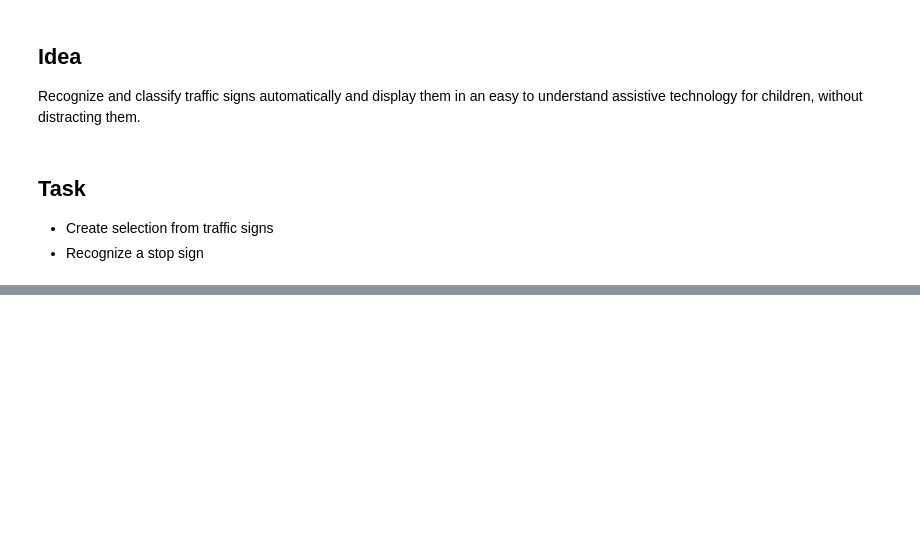
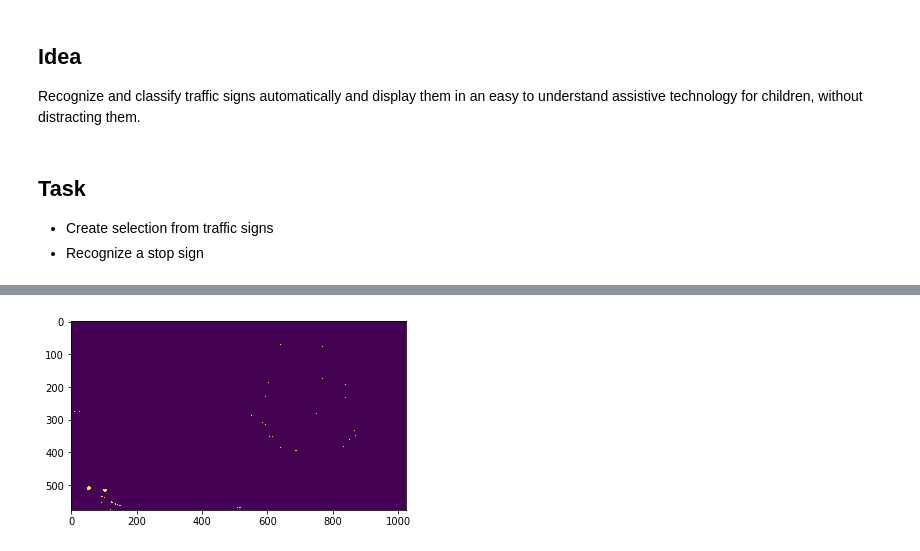
Before and after one commit to uol-mediaprocessing-201920/group-projects-traffic-signs, a Jupyter notebook: Pres_3/main_traffic_signs.ipynb, the cells around one changed output, grey strips where cells are left out. Saved outputs shown, nothing was run; the diff lists cells and outputs as text; code cells hidden in the pictures; blank space fills up the shorter version.

```diff
--- a/Pres_3/main_traffic_signs.ipynb
+++ b/Pres_3/main_traffic_signs.ipynb
@@ -28,0 +162,26 @@ from google.colab.patches import cv2_imshow
+# %%
+img = cv2.imread("test.jpg")
+gray = cv2.cvtColor(img, cv2.COLOR_BGR2GRAY)
+_,threshold = cv2.threshold(gray, 240, 255, cv2.THRESH_BINARY)
+contours, _ = cv2.findContours(threshold, cv2.RETR_TREE, cv2.CHAIN_APPROX_SIMPLE)
+
+for cnt in contours:
+    area = cv2.contourArea(cnt)
+    # Shortlisting the regions based on there area.
+    if area > 10:
+        approx = cv2.approxPolyDP(cnt,
+                                  0.009 * cv2.arcLength(cnt, True), True)
+        cv2.drawContours(img, [approx], 0, (0), 5)
+        x = approx.ravel()[0]
+        y = approx.ravel()[1]
+        if len(approx)==8:
+            print("stop sign")
+            cv2.drawContours(img,[cnt],0,(0,255,0),3)
+
+plt.imshow(threshold)
+
+#cv2.imshow(" ",img)
+cv2.waitKey(0)
+cv2.destroyAllWindows()
+# %% [output]
+[figure, added]
```
Also changed, not shown: parts of 9 cells of this notebook, 3 other files.
